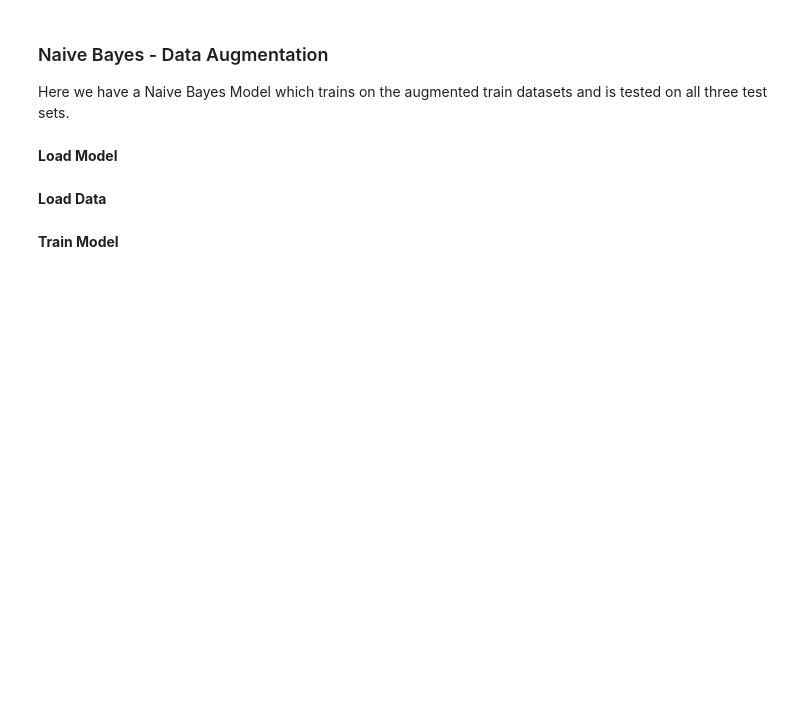
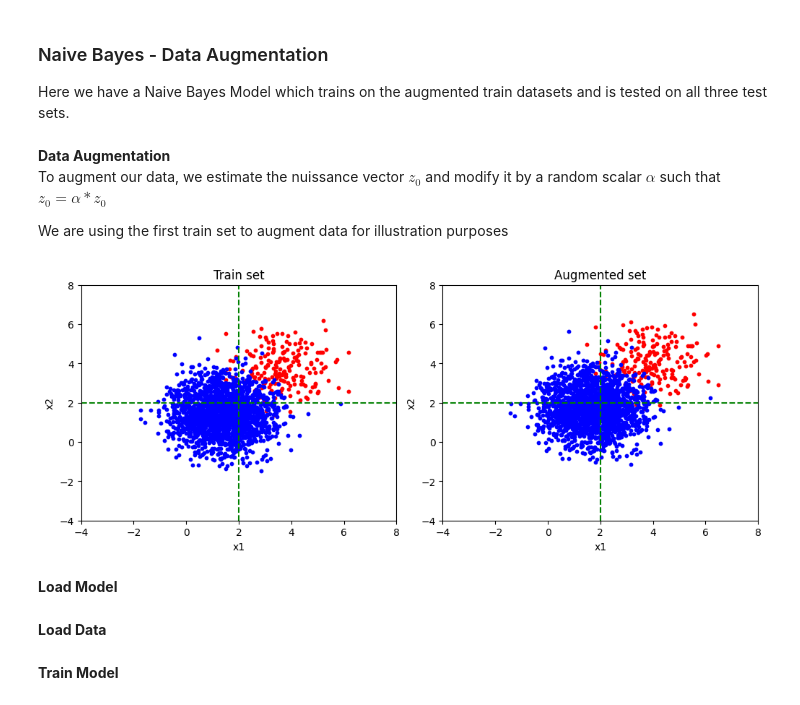
Before and after one commit to ihsaan-ullah/fair-universe, a Jupyter notebook: starting_kit/README.ipynb, the cells around one changed output. Cells and saved outputs as stored; diff of their text form; code cells hidden in the pictures; blank space fills up the shorter version.

```diff
--- a/starting_kit/README.ipynb
+++ b/starting_kit/README.ipynb
@@ -353,6 +364,23 @@ for index, _ in enumerate(nb_Y_hat_tests) :
 # %% [markdown]
 ### Naive Bayes - Data Augmentation
 Here we have a Naive Bayes Model which trains on the augmented train datasets and is tested on all three test sets.
+# %% [markdown]
+**Data Augmentation**
+To augment our data, we estimate the nuissance vector $z_0$ and modify it by a random scalar $\alpha$ such that
+$z_0 = \alpha * z_0$
+
+We are using the first train set to augment data for illustration purposes
+# %%
+from augment_data import get_augmented_data
+
+augmented_set = {
+    "data" : get_augmented_data(train_sets[0]["data"], test_sets[0]["data"]),
+    "labels" : train_sets[0]["labels"]
+}
+
+visualize_augmented_data(train_sets[0], augmented_set)
+# %% [output]
+[figure, added]
 # %% [markdown]
 **Load Model**
 # %%
```
Also changed, not shown: parts of 11 cells of this notebook, 24 other files.
